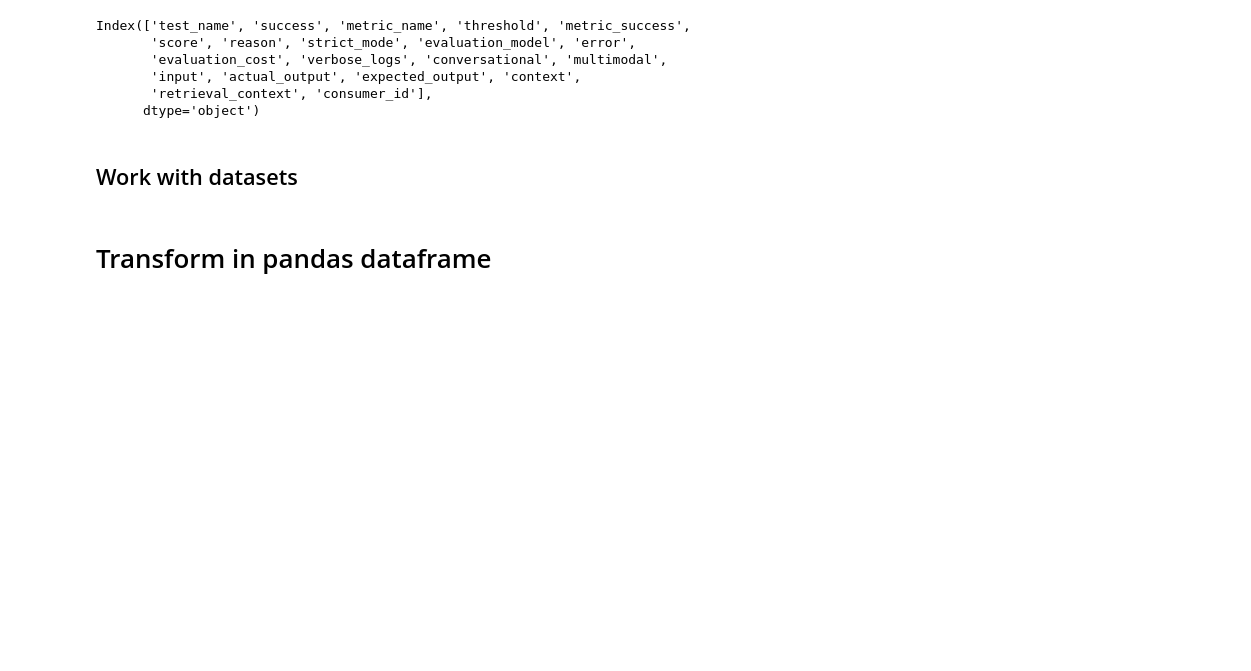
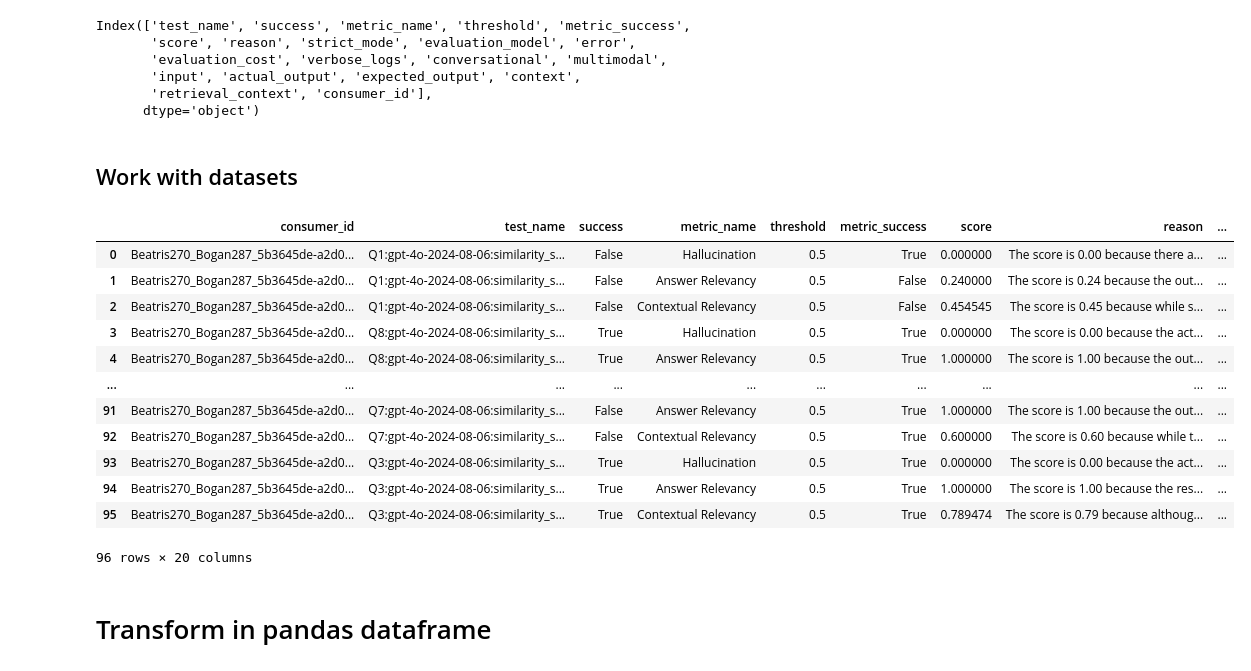
Before and after one commit to baptvit/graphrag-on-fhir, a Jupyter notebook: evaluations/deepeval_evaluaiton.ipynb, the cells around one changed output. Drawn from its saved outputs; the diff is of its cells as text; code cells hidden in the pictures; blank space fills up the shorter version.

```diff
--- a/evaluations/deepeval_evaluaiton.ipynb
+++ b/evaluations/deepeval_evaluaiton.ipynb
@@ -411,3 +415,21 @@ print(df_flattened)
+# %%
+df_gold_Test = pd.read_csv("/home/baptvit/repositories/graphrag-on-fhir/evaluations/data/gold/Beatris270_Bogan287_5b3645de-a2d0-d016-0839-bab3757c4c58-gpt-4o-2024-08-06_deepeval.csv")
+# %%
+df_gold_Test
+# %% [output]
+|  | consumer_id | test_name | success | metric_name | threshold | metric_success | score | reason | ... |
+| 0 | Beatris270_Bogan287_5b3645de-a2d0... | Q1:gpt-4o-2024-08-06:similarity_s... | False | Hallucination | 0.5 | True | 0.000000 | The score is 0.00 because there a... | ... |
+| 1 | Beatris270_Bogan287_5b3645de-a2d0... | Q1:gpt-4o-2024-08-06:similarity_s... | False | Answer Relevancy | 0.5 | False | 0.240000 | The score is 0.24 because the out... | ... |
+| 2 | Beatris270_Bogan287_5b3645de-a2d0... | Q1:gpt-4o-2024-08-06:similarity_s... | False | Contextual Relevancy | 0.5 | False | 0.454545 | The score is 0.45 because while s... | ... |
+| 3 | Beatris270_Bogan287_5b3645de-a2d0... | Q8:gpt-4o-2024-08-06:similarity_s... | True | Hallucination | 0.5 | True | 0.000000 | The score is 0.00 because the act... | ... |
+| 4 | Beatris270_Bogan287_5b3645de-a2d0... | Q8:gpt-4o-2024-08-06:similarity_s... | True | Answer Relevancy | 0.5 | True | 1.000000 | The score is 1.00 because the out... | ... |
+| ... | ... | ... | ... | ... | ... | ... | ... | ... | ... |
+| 91 | Beatris270_Bogan287_5b3645de-a2d0... | Q7:gpt-4o-2024-08-06:similarity_s... | False | Answer Relevancy | 0.5 | True | 1.000000 | The score is 1.00 because the out... | ... |
+| 92 | Beatris270_Bogan287_5b3645de-a2d0... | Q7:gpt-4o-2024-08-06:similarity_s... | False | Contextual Relevancy | 0.5 | True | 0.600000 | The score is 0.60 because while t... | ... |
+| 93 | Beatris270_Bogan287_5b3645de-a2d0... | Q3:gpt-4o-2024-08-06:similarity_s... | True | Hallucination | 0.5 | True | 0.000000 | The score is 0.00 because the act... | ... |
+| 94 | Beatris270_Bogan287_5b3645de-a2d0... | Q3:gpt-4o-2024-08-06:similarity_s... | True | Answer Relevancy | 0.5 | True | 1.000000 | The score is 1.00 because the res... | ... |
+| 95 | Beatris270_Bogan287_5b3645de-a2d0... | Q3:gpt-4o-2024-08-06:similarity_s... | True | Contextual Relevancy | 0.5 | True | 0.789474 | The score is 0.79 because althoug... | ... |
+96 rows × 20 columns
 # %% [markdown]
 # Transform in pandas dataframe
 # %%
```
Also changed, not shown: parts of 2 cells of this notebook, 16 other files.
